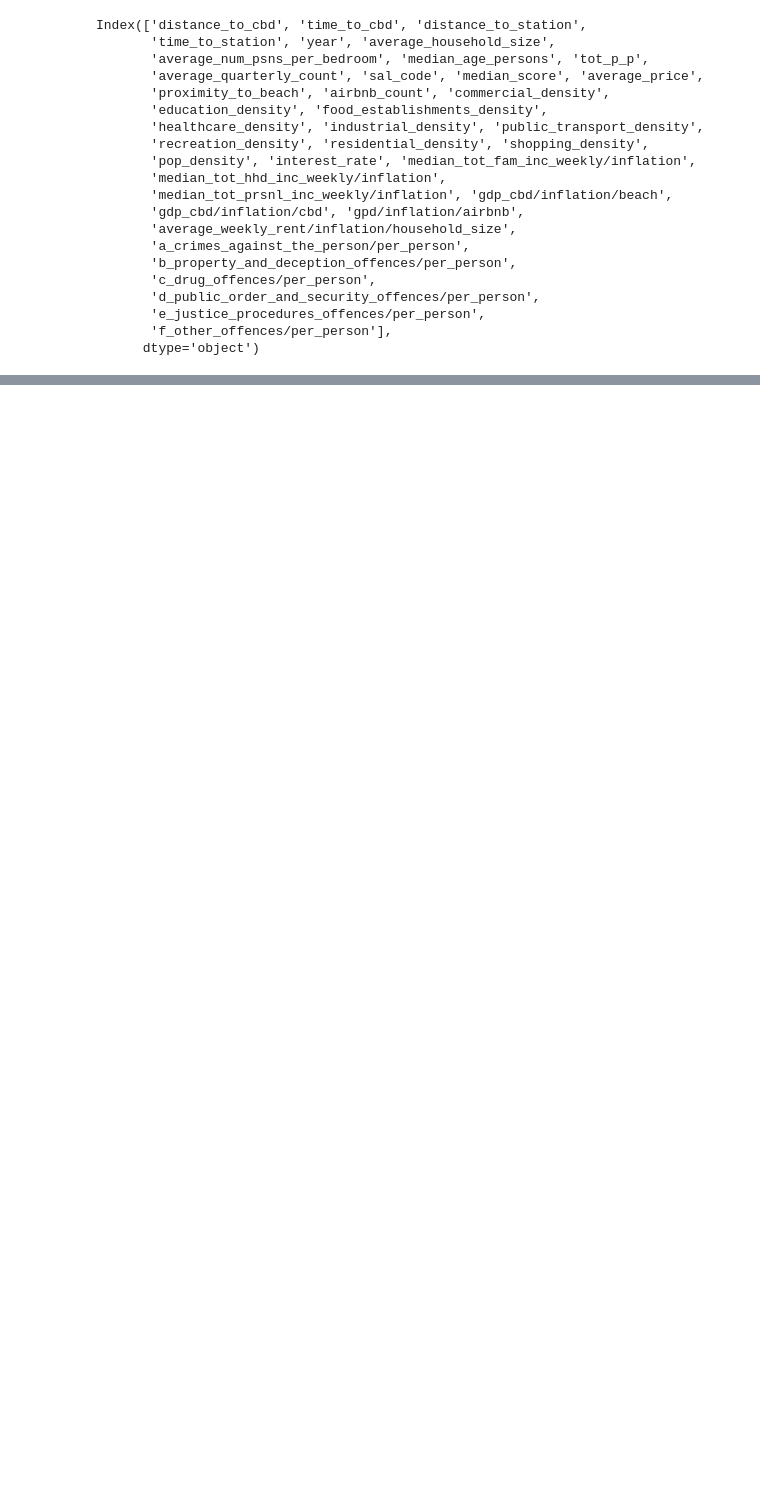
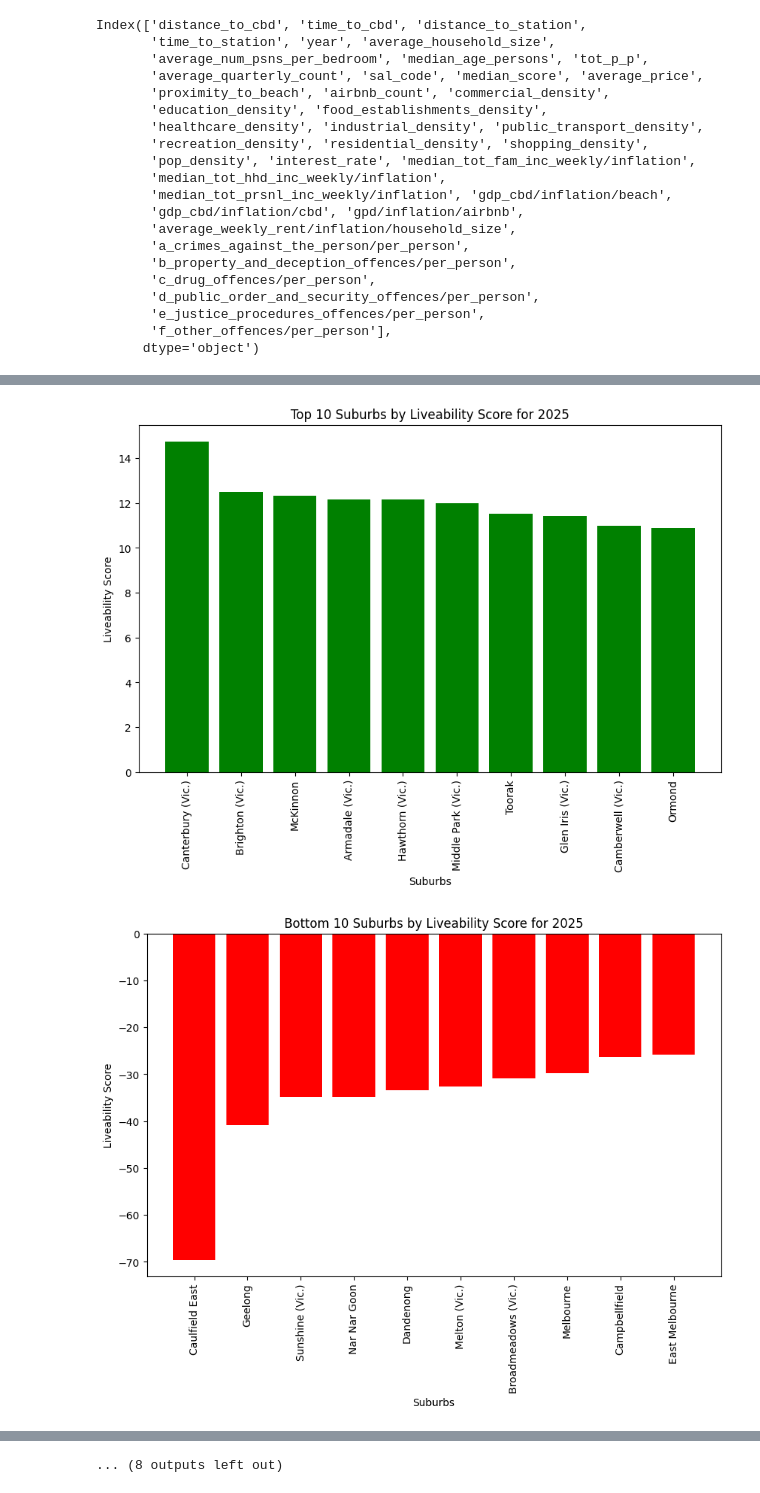
Before and after one commit to MAST30034-AppliedDataScience/project-2-group-real-estate-industry-project-8, a Jupyter notebook: models/liveability.ipynb, the cells around one changed output, grey strips where cells are left out. Cells and saved outputs as stored; diff of their text form; code cells hidden in the pictures; blank space fills up the shorter version.

```diff
--- a/models/liveability.ipynb
+++ b/models/liveability.ipynb
@@ -419,0 +443,76 @@ top_ten[top_ten['SAL_NAME21'] == 'Croydon (Vic.)']
+# %%
+# Analyze top ten suburbs for the years 2025-2028
+years = [2025, 2026, 2027, 2028]
+
+for year in years:
+    # Filter data for the specific year
+    data_year = data[data['year'] == year]
+
+    # Standardize the data
+    data_year[columns_to_standardize] = scaler.transform(data_year[columns_to_standardize])
+
+    # Remove NaN columns
+    data_year.dropna(axis=1, inplace=True)
+
+    # Calculate liveability score
+    data_year['liveability_score'] = 0
+    for var in new_coefficients_dict.keys():
+        if var in data_year.columns:
+            data_year['liveability_score'] += new_coefficients_dict[var] * data_year[var]
+
+    # Group by suburb and calculate mean liveability score
+    suburbs_year = data_year.groupby('sal_code').mean()
+    suburbs_year.reset_index(inplace=True)
+
+    # Merge with shapefile to get suburb names
+    suburbs_year = SAL.merge(suburbs_year, left_on='SAL_CODE21', right_on='sal_code')
+
+    # Compute distance to Melbourne CBD
+    suburbs_year['distance_to_CBD'] = suburbs_year.apply(
+        lambda row: haversine(row['geometry'].centroid.y, row['geometry'].centroid.x, melbourne_cbd_coords[0], melbourne_cbd_coords[1]), axis=1
+    )
+
+    # Filter out suburbs more than 100 km from Melbourne CBD
+    suburbs_year = suburbs_year[suburbs_year['distance_to_CBD'] <= 100]
+
+    # Get top ten suburbs by liveability score
+    top_ten_year = suburbs_year.nlargest(10, 'liveability_score')
+
+    # Print the top ten suburbs for the year
+    print(f"Top 10 Suburbs for {year}:")
+    print(top_ten_year[['SAL_NAME21', 'liveability_score']])
+    print("\n")
+
+    # Get bottom ten suburbs by liveability score
+    bottom_ten_year = suburbs_year.nsmallest(10, 'liveability_score')
+
+    # Plot bar graph for top ten suburbs
+    plt.figure(figsize=(12, 8))
+    plt.bar(top_ten_year['SAL_NAME21'], top_ten_year['liveability_score'], color='green')
+    plt.xlabel('Suburbs')
+    plt.ylabel('Liveability Score')
+    plt.title(f'Top 10 Suburbs by Liveability Score for {year}')
+    plt.xticks(rotation=45, ha='right')
+    plt.tight_layout()
+    plt.savefig(f'../plots/top_ten_liveability_scores_{year}.png')
+    plt.show()
+
+    # Plot bar graph for bottom ten suburbs
+    plt.figure(figsize=(12, 8))
+    plt.bar(bottom_ten_year['SAL_NAME21'], bottom_ten_year['liveability_score'], color='red')
+    plt.xlabel('Suburbs')
+    plt.ylabel('Liveability Score')
+    plt.title(f'Bottom 10 Suburbs by Liveability Score for {year}')
+    plt.xticks(rotation=45, ha='right')
+    plt.tight_layout()
+    plt.savefig(f'../plots/bottom_ten_liveability_scores_{year}.png')
+    plt.show()
+
+    # Plot map of liveability scores
+    fig, ax = plt.subplots(figsize=(15, 15))
+    suburbs_year.plot(column='liveability_score', ax=ax, legend=True, cmap='coolwarm')
+    plt.title(f'Liveability Score for Melbourne Suburbs in {year}')
+    plt.tight_layout()
+    plt.savefig(f'../plots/liveability_score_map_{year}.png')
+    plt.show()
+# %% [output]
@@ -419,0 +550,2 @@ top_ten[top_ten['SAL_NAME21'] == 'Croydon (Vic.)']
+[figure, added]
+[figure, added]
@@ -419,0 +618 @@ top_ten[top_ten['SAL_NAME21'] == 'Croydon (Vic.)']
+... (8 outputs left out)
```
Also changed, not shown: parts of 19 cells of this notebook, 58 other files.
